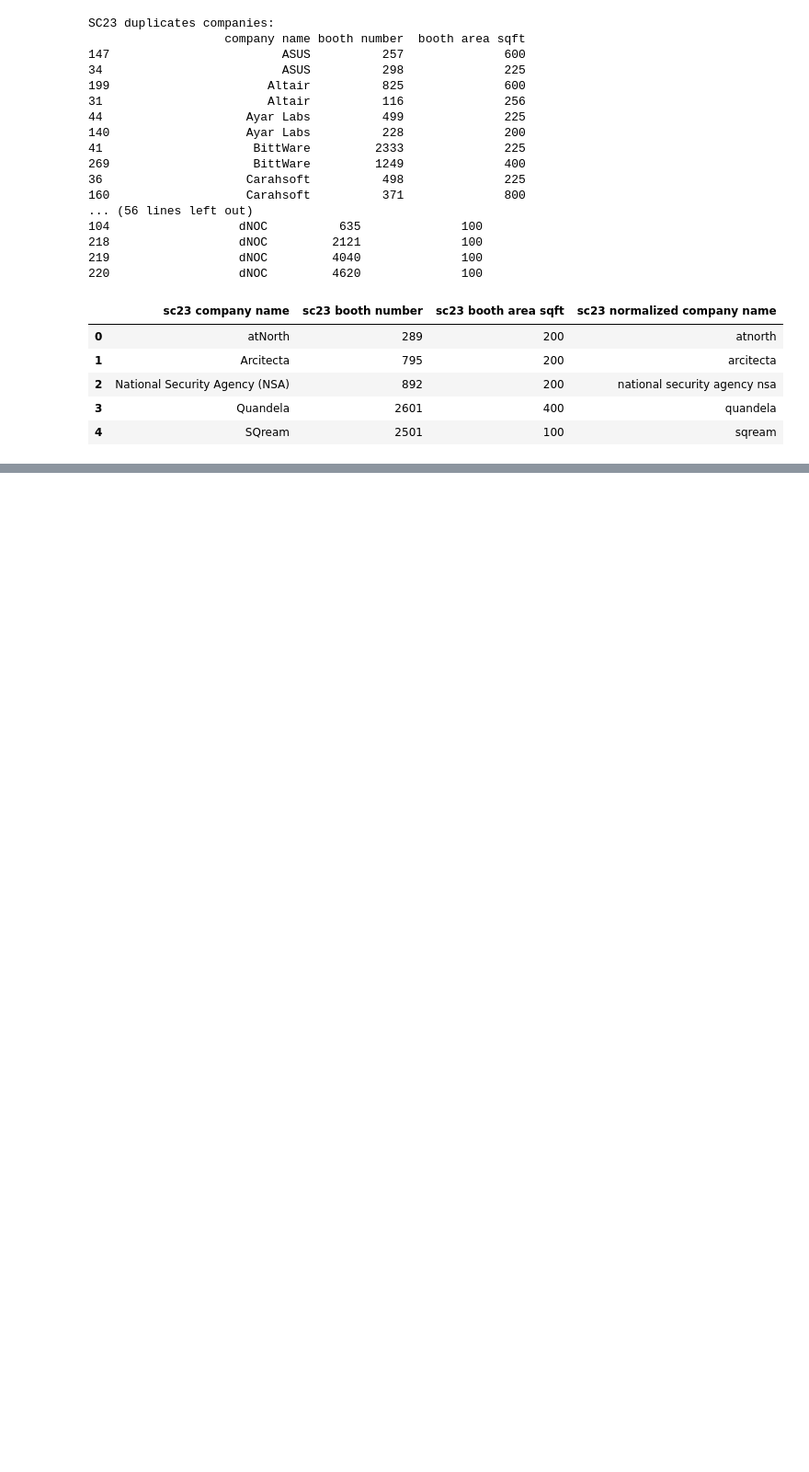
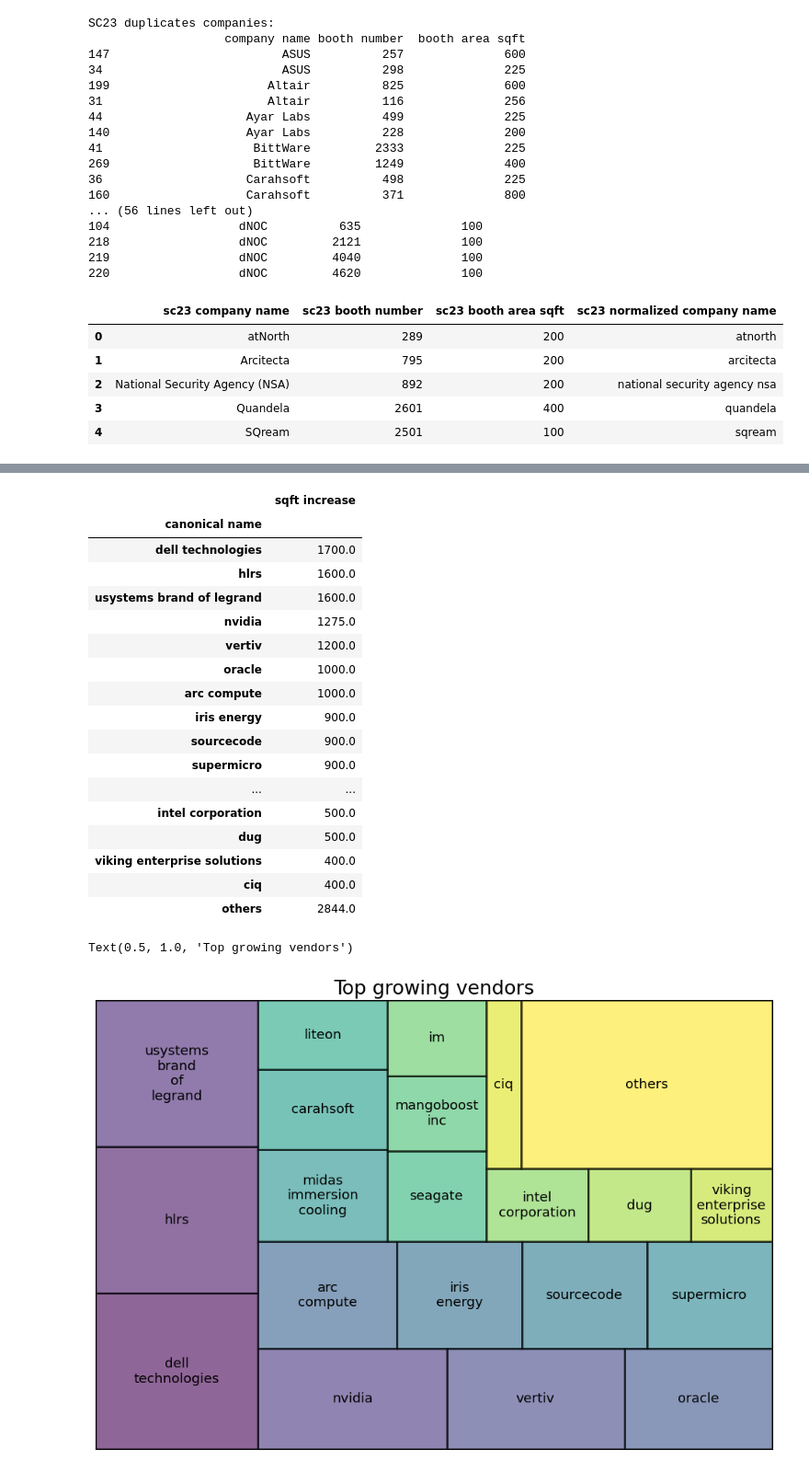
Before and after one commit to glennklockwood/sc-exhibitors, a Jupyter notebook: compare_exhibitors.ipynb, the cells around one changed output, grey strips where cells are left out. Shown at 92% size. Drawn from its saved outputs; the diff is of its cells as text; code cells hidden in the pictures; blank space fills up the shorter version.

```diff
--- a/compare_exhibitors.ipynb
+++ b/compare_exhibitors.ipynb
@@ -227,0 +242,4 @@ Text(0.5, 1.0, 'Top new vendors')
+# %%
+# find vendors who were in both sc23 and sc24, but changed their booth size
+changed_vendors = merged_df[(merged_df['sc23 normalized company name'].notnull()) & (merged_df['sc24 normalized company name'].notnull()) & (merged_df['sqft abs change'] > 0)].sort_values('sqft abs change', ascending=False)
+display(changed_vendors)
@@ -227,0 +260,38 @@ Text(0.5, 1.0, 'Top new vendors')
+# %%
+top_growers = changed_vendors[['canonical name', 'sqft increase']].set_index('canonical name').sort_values('sqft increase',ascending=False).head(USE_TOP).copy()
+top_growers.loc['others'] = changed_vendors.iloc[USE_TOP:].sum()
+display(top_growers)
+
+colors = matplotlib.pyplot.cm.viridis(numpy.linspace(0, 1, USE_TOP + 1))
+
+fig, ax = matplotlib.pyplot.subplots(1, 1, figsize=(12, 8))
+squarify.plot(
+    sizes=top_growers['sqft increase'],
+    label=[x.replace(' ', '\n') for x in top_growers.index.values],
+    color=colors,
+    alpha=0.6, ax=ax, edgecolor='black', linewidth=2, text_kwargs={'fontsize': 'small'})
+# disable x/y ticks and ticklabels
+ax.set_xticks([])
+ax.set_yticks([])
+ax.set_title('Top growing vendors')
+# %% [output]
+|  | sqft increase |
+| canonical name |  |
+| dell technologies | 1700.0 |
+| hlrs | 1600.0 |
+| usystems brand of legrand | 1600.0 |
+| nvidia | 1275.0 |
+| vertiv | 1200.0 |
+| oracle | 1000.0 |
+| arc compute | 1000.0 |
+| iris energy | 900.0 |
+| sourcecode | 900.0 |
+| supermicro | 900.0 |
+| ... | ... |
+| intel corporation | 500.0 |
+| dug | 500.0 |
+| viking enterprise solutions | 400.0 |
+| ciq | 400.0 |
+| others | 2844.0 |
+Text(0.5, 1.0, 'Top growing vendors')
+[figure, added]
```
Also changed, not shown: parts of 8 cells of this notebook, 2 other files.
